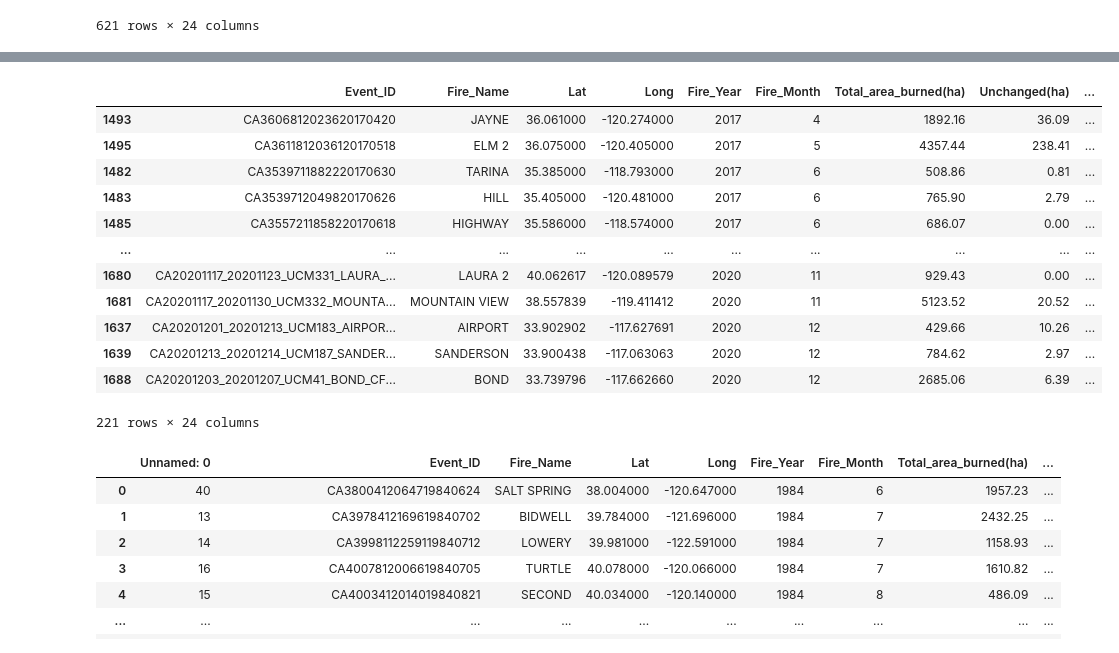
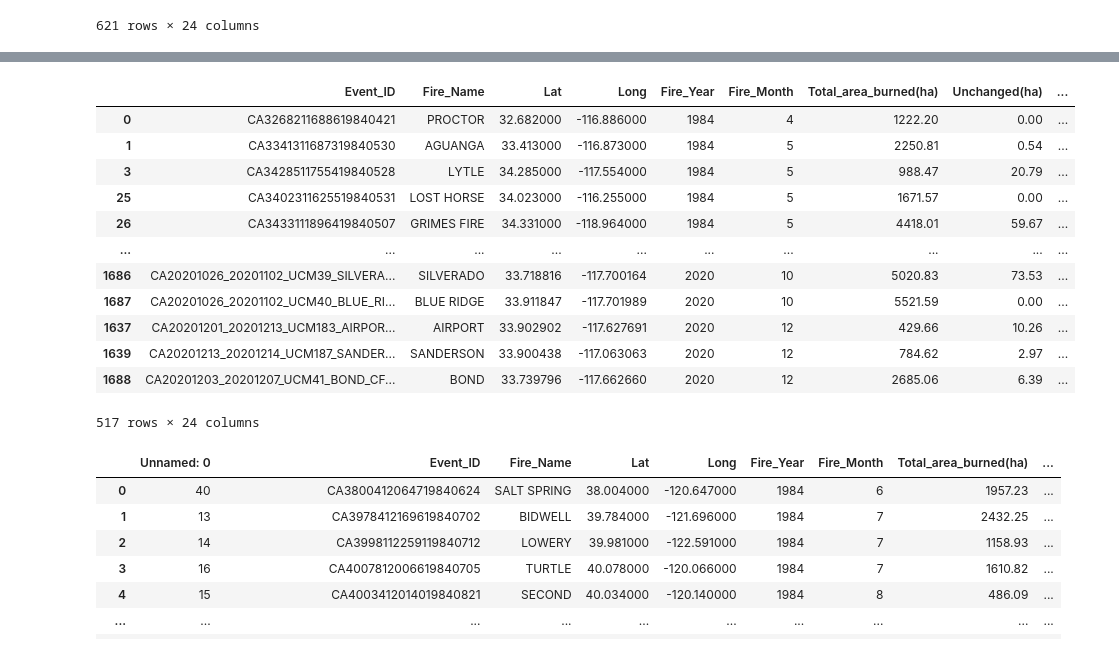
Before and after one commit to armonaDC/Winternship-2023, a Jupyter notebook: Final.ipynb, the cells around one changed output, grey strips where cells are left out. Drawn from its saved outputs; the diff is of its cells as text; code cells hidden in the pictures.

```diff
--- a/Final.ipynb
+++ b/Final.ipynb
@@ -14,6 +14,8 @@ data.sort_values(by=["Fire_Year","Fire_Month"], inplace=True)
 newdata = data[(data["Lat"] < 42.000) & (data["Lat"] > 37.827) & (data["Long"] > -124.000) & (data["Long"] < -119.997)]
 #Region 1: filter all the index satisfied the condition of long and lat
 newdata.to_csv('./region_1.csv')
+data.drop(index=newdata.index, inplace=True)
+
 newdata
 
 # data.set_index(["Lat","Long"], inplace=True)
@@ -38,6 +40,7 @@ newdata
 #Region 2
 newdata = data[(data["Lat"] < 40.192) & (data["Lat"] > 35.127) & (data["Long"] > -122.192) & (data["Long"] < -118.047)]
 newdata.to_csv('./region_2.csv')
+data.drop(index=newdata.index, inplace=True)
 newdata
 # %% [output]
 |  | Event_ID | Fire_Name | Lat | Long | Fire_Year | Fire_Month | Total_area_burned(ha) | Unchanged(ha) | ... |
@@ -57,6 +60,7 @@ newdata
 #Region 3
 newdata = data[(data["Lat"] < 37.424) & (data["Lat"] > 34.806) & (data["Long"] > -118.818) & (data["Long"] < -114.134)]
 newdata.to_csv('./region_3.csv')
+data.drop(index=newdata.index, inplace=True)
 newdata
 # %% [output]
 |  | Event_ID | Fire_Name | Lat | Long | Fire_Year | Fire_Month | Total_area_burned(ha) | Unchanged(ha) | ... |
@@ -100,29 +109,29 @@ Index(['Unnamed: 0', 'Event_ID', 'Fire_Name', 'Lat', 'Long', 'Fire_Year',
       dtype='object')
 # %%
 #Merge into union, universal - union = region 4
-union = pd.concat([data1, data2, data3], ignore_index = True)
-newdata = data[data.index.isin(union.index) == False]
-newdata.to_csv('./region_4.csv')
-newdata
+#union = pd.concat([data1, data2, data3], ignore_index = True)
+#newdata = data[data.index.isin(union.index) == False]
+data.to_csv('./region_4.csv')
+data
 
 #union = data1.merge(data2, how = 'outer')
 #union = union.merge(data3, how = 'outer')
 #union.sort_values(by=["Fire_Year"], inplace=True)
 #union
 # %% [output]
 |  | Event_ID | Fire_Name | Lat | Long | Fire_Year | Fire_Month | Total_area_burned(ha) | Unchanged(ha) | ... |
-| 1493 | CA3606812023620170420 | JAYNE | 36.061000 | -120.274000 | 2017 | 4 | 1892.16 | 36.09 | ... |
-| 1495 | CA3611812036120170518 | ELM 2 | 36.075000 | -120.405000 | 2017 | 5 | 4357.44 | 238.41 | ... |
-| 1482 | CA3539711882220170630 | TARINA | 35.385000 | -118.793000 | 2017 | 6 | 508.86 | 0.81 | ... |
-| 1483 | CA3539712049820170626 | HILL | 35.405000 | -120.481000 | 2017 | 6 | 765.90 | 2.79 | ... |
-| 1485 | CA3557211858220170618 | HIGHWAY | 35.586000 | -118.574000 | 2017 | 6 | 686.07 | 0.00 | ... |
+| 0 | CA3268211688619840421 | PROCTOR | 32.682000 | -116.886000 | 1984 | 4 | 1222.20 | 0.00 | ... |
+| 1 | CA3341311687319840530 | AGUANGA | 33.413000 | -116.873000 | 1984 | 5 | 2250.81 | 0.54 | ... |
+| 3 | CA3428511755419840528 | LYTLE | 34.285000 | -117.554000 | 1984 | 5 | 988.47 | 20.79 | ... |
+| 25 | CA3402311625519840531 | LOST HORSE | 34.023000 | -116.255000 | 1984 | 5 | 1671.57 | 0.00 | ... |
+| 26 | CA3433111896419840507 | GRIMES FIRE | 34.331000 | -118.964000 | 1984 | 5 | 4418.01 | 59.67 | ... |
 | ... | ... | ... | ... | ... | ... | ... | ... | ... | ... |
-| 1680 | CA20201117_20201123_UCM331_LAURA_... | LAURA 2 | 40.062617 | -120.089579 | 2020 | 11 | 929.43 | 0.00 | ... |
-| 1681 | CA20201117_20201130_UCM332_MOUNTA... | MOUNTAIN VIEW | 38.557839 | -119.411412 | 2020 | 11 | 5123.52 | 20.52 | ... |
+| 1686 | CA20201026_20201102_UCM39_SILVERA... | SILVERADO | 33.718816 | -117.700164 | 2020 | 10 | 5020.83 | 73.53 | ... |
+| 1687 | CA20201026_20201102_UCM40_BLUE_RI... | BLUE RIDGE | 33.911847 | -117.701989 | 2020 | 10 | 5521.59 | 0.00 | ... |
 | 1637 | CA20201201_20201213_UCM183_AIRPOR... | AIRPORT | 33.902902 | -117.627691 | 2020 | 12 | 429.66 | 10.26 | ... |
 | 1639 | CA20201213_20201214_UCM187_SANDER... | SANDERSON | 33.900438 | -117.063063 | 2020 | 12 | 784.62 | 2.97 | ... |
 | 1688 | CA20201203_20201207_UCM41_BOND_CF... | BOND | 33.739796 | -117.662660 | 2020 | 12 | 2685.06 | 6.39 | ... |
-221 rows × 24 columns
+517 rows × 24 columns
 # %%
 from datetime import date, timedelta
 data1 = pd.read_csv("./region_1.csv")
```
Also changed, not shown: parts of 5 cells of this notebook, 5 other files.
